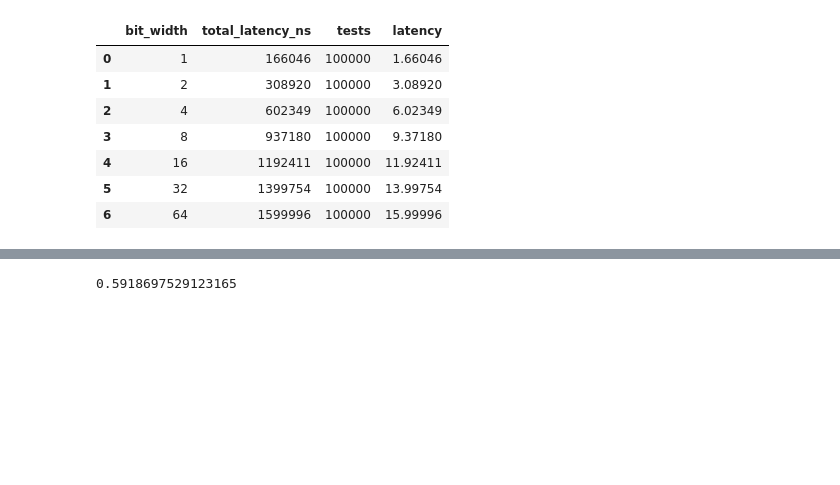
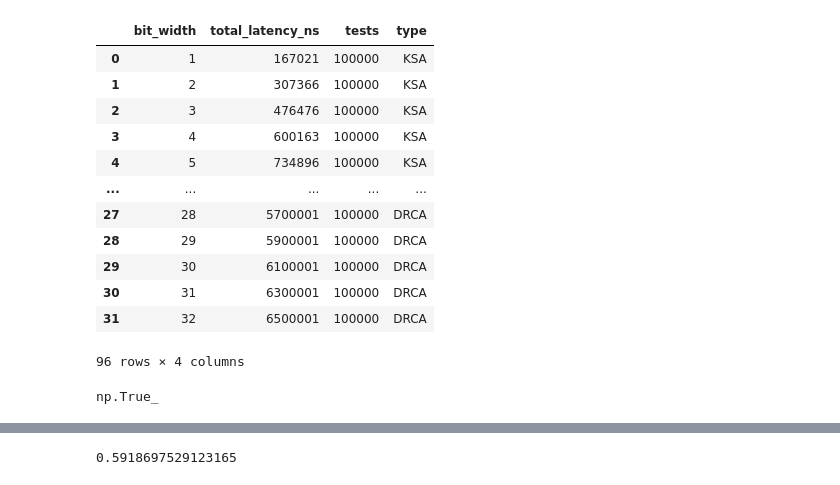
Before and after one commit to ALN006/dynamic_adder_2025, a Jupyter notebook: data/adder.ipynb, the cells around one changed output, grey strips where cells are left out. Cells and saved outputs as stored; diff of their text form; code cells hidden in the pictures; blank space fills up the shorter version.

```diff
--- a/data/adder.ipynb
+++ b/data/adder.ipynb
@@ -3,13 +4,27 @@ import pandas as pd
 # %%
-df = pd.read_csv("KSA_latency.csv")
-df["latency"] = df["total_latency_ns"]/df["tests"]
+df_KSA = pd.read_csv("KSA_latency.csv")
+df_KSA["type"] = "KSA"
+df_RCA = pd.read_csv("RCA_latency.csv")
+df_RCA["type"] = "RCA"
+df_DRCA = pd.read_csv("DRCA_latency.csv")
+df_DRCA["type"] = "DRCA"
+df = pd.concat([df_KSA, df_RCA, df_DRCA])
 df
 # %% [output]
-|  | bit_width | total_latency_ns | tests | latency |
-| 0 | 1 | 166046 | 100000 | 1.66046 |
-| 1 | 2 | 308920 | 100000 | 3.08920 |
-| 2 | 4 | 602349 | 100000 | 6.02349 |
-| 3 | 8 | 937180 | 100000 | 9.37180 |
-| 4 | 16 | 1192411 | 100000 | 11.92411 |
-| 5 | 32 | 1399754 | 100000 | 13.99754 |
-| 6 | 64 | 1599996 | 100000 | 15.99996 |
+|  | bit_width | total_latency_ns | tests | type |
+| 0 | 1 | 167021 | 100000 | KSA |
+| 1 | 2 | 307366 | 100000 | KSA |
+| 2 | 3 | 476476 | 100000 | KSA |
+| 3 | 4 | 600163 | 100000 | KSA |
+| 4 | 5 | 734896 | 100000 | KSA |
+| ... | ... | ... | ... | ... |
+| 27 | 28 | 5700001 | 100000 | DRCA |
+| 28 | 29 | 5900001 | 100000 | DRCA |
+| 29 | 30 | 6100001 | 100000 | DRCA |
+| 30 | 31 | 6300001 | 100000 | DRCA |
+| 31 | 32 | 6500001 | 100000 | DRCA |
+96 rows × 4 columns
+# %%
+(df["tests"] == 100000).all()
+# %% [output]
+np.True_
```
Also changed, not shown: parts of 3 cells of this notebook, 11 other files.
